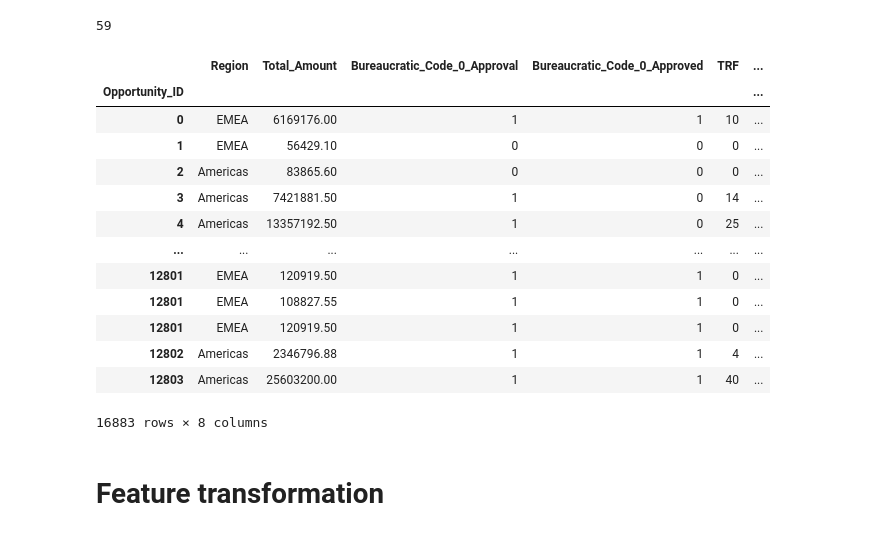
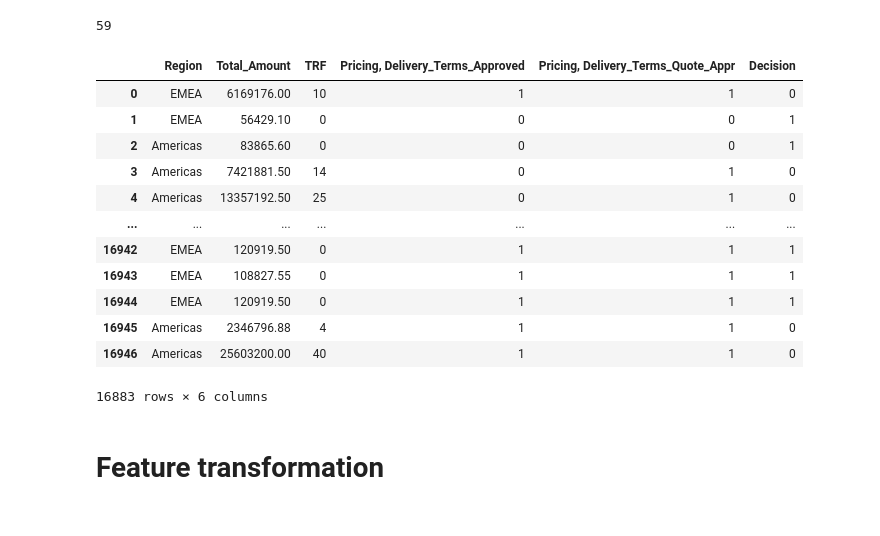
Before and after one commit to BautistaXifro/Machine-Learning-Datos, a Jupyter notebook: ArbolDeDecision/RandomForest/OtroaApproach.ipynb, the cells around one changed output. Saved outputs shown, nothing was run; the diff lists cells and outputs as text; code cells hidden in the pictures.

```diff
--- a/ArbolDeDecision/RandomForest/OtroaApproach.ipynb
+++ b/ArbolDeDecision/RandomForest/OtroaApproach.ipynb
@@ -81,26 +81,24 @@ df['Total_Amount'].isnull().sum()
 # %% [output]
 59
 # %%
-short_df = df[['Opportunity_ID','Region','Total_Amount','Bureaucratic_Code_0_Approval','Bureaucratic_Code_0_Approved','TRF','Pricing, Delivery_Terms_Approved','Pricing, Delivery_Terms_Quote_Appr','Stage' ]].rename(columns={'Stage': 'Decision'})
+short_df = df[['Region','Total_Amount','TRF','Pricing, Delivery_Terms_Approved','Pricing, Delivery_Terms_Quote_Appr','Stage' ]].rename(columns={'Stage': 'Decision'})
 short_df = short_df[ (short_df['Decision'] == 'Closed Won') | (short_df['Decision'] == 'Closed Lost') ]
 short_df['Decision'] = np.where(short_df['Decision'] == 'Closed Won',1,0)
-short_df.set_index('Opportunity_ID', inplace = True)
 short_df
 # %% [output]
-|  | Region | Total_Amount | Bureaucratic_Code_0_Approval | Bureaucratic_Code_0_Approved | TRF | ... |
-| Opportunity_ID |  |  |  |  |  | ... |
-| 0 | EMEA | 6169176.00 | 1 | 1 | 10 | ... |
-| 1 | EMEA | 56429.10 | 0 | 0 | 0 | ... |
-| 2 | Americas | 83865.60 | 0 | 0 | 0 | ... |
-| 3 | Americas | 7421881.50 | 1 | 0 | 14 | ... |
-| 4 | Americas | 13357192.50 | 1 | 0 | 25 | ... |
+|  | Region | Total_Amount | TRF | Pricing, Delivery_Terms_Approved | Pricing, Delivery_Terms_Quote_Appr | Decision |
+| 0 | EMEA | 6169176.00 | 10 | 1 | 1 | 0 |
+| 1 | EMEA | 56429.10 | 0 | 0 | 0 | 1 |
+| 2 | Americas | 83865.60 | 0 | 0 | 0 | 1 |
+| 3 | Americas | 7421881.50 | 14 | 0 | 1 | 0 |
+| 4 | Americas | 13357192.50 | 25 | 0 | 1 | 0 |
 | ... | ... | ... | ... | ... | ... | ... |
-| 12801 | EMEA | 120919.50 | 1 | 1 | 0 | ... |
-| 12801 | EMEA | 108827.55 | 1 | 1 | 0 | ... |
-| 12801 | EMEA | 120919.50 | 1 | 1 | 0 | ... |
-| 12802 | Americas | 2346796.88 | 1 | 1 | 4 | ... |
-| 12803 | Americas | 25603200.00 | 1 | 1 | 40 | ... |
+| 16942 | EMEA | 120919.50 | 0 | 1 | 1 | 1 |
+| 16943 | EMEA | 108827.55 | 0 | 1 | 1 | 1 |
+| 16944 | EMEA | 120919.50 | 0 | 1 | 1 | 1 |
+| 16945 | Americas | 2346796.88 | 4 | 1 | 1 | 0 |
+| 16946 | Americas | 25603200.00 | 40 | 1 | 1 | 0 |
-16883 rows × 8 columns
+16883 rows × 6 columns
 # %% [markdown]
 # Feature transformation
 # %%
```
Also changed, not shown: parts of 23 cells of this notebook, 5 other files.
